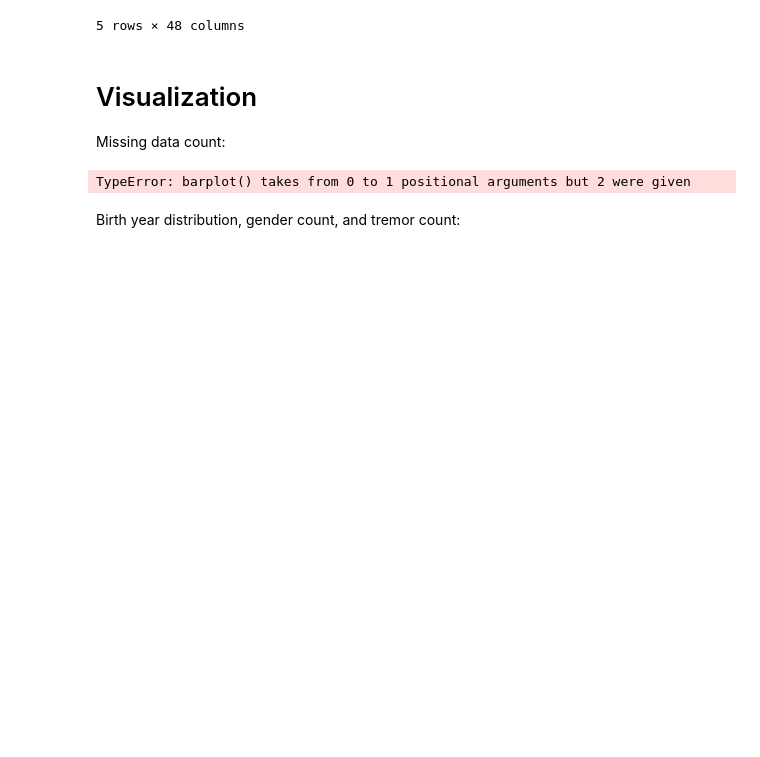
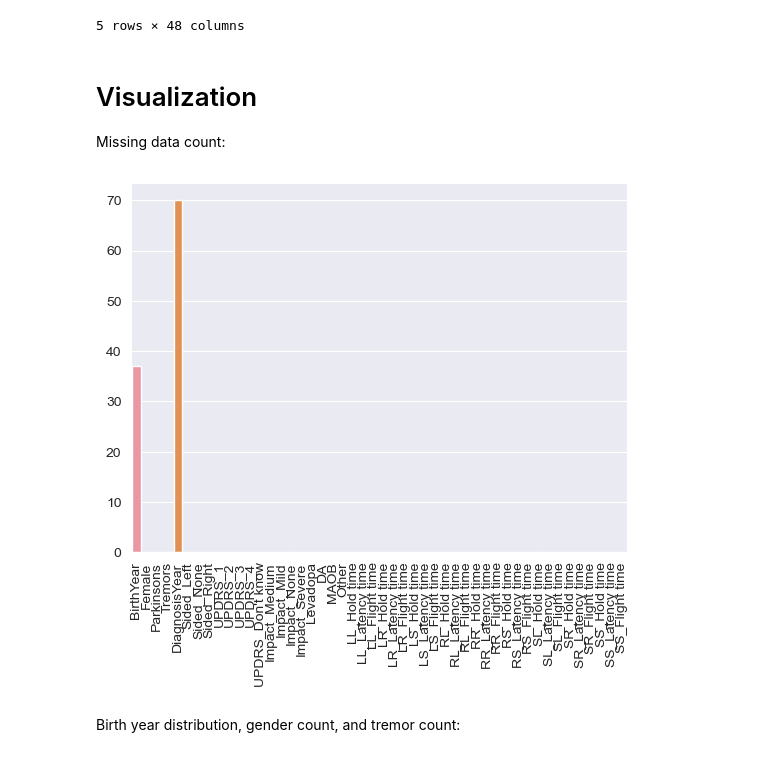
Before and after one commit to PacktPublishing/Hands-On-Application-Development-with-PyCharm---Second-Edition, a Jupyter notebook: chapter-14/pipeline/notebooks/EDA.ipynb, the cells around one changed output. Cells and saved outputs as stored; diff of their text form; code cells hidden in the pictures; blank space fills up the shorter version.

Commit message:
fixed errors in jupyter notebook

```diff
--- a/chapter-14/pipeline/notebooks/EDA.ipynb
+++ b/chapter-14/pipeline/notebooks/EDA.ipynb
@@ -30,12 +30,12 @@ Missing data count:
 # %%
 missing_data = combined_user_df.isnull().sum()
 
-g = sns.barplot(missing_data.index, missing_data)
+g = sns.barplot(x=missing_data.index, y=missing_data)
 g.set_xticklabels(labels=missing_data.index, rotation=90)
 
 plt.show()
 # %% [output]
-TypeError: barplot() takes from 0 to 1 positional arguments but 2 were given
+[figure, added]
 # %% [markdown]
 Birth year distribution, gender count, and tremor count:
 # %%
```
Also changed, not shown: parts of 5 cells of this notebook, 1 other file.
